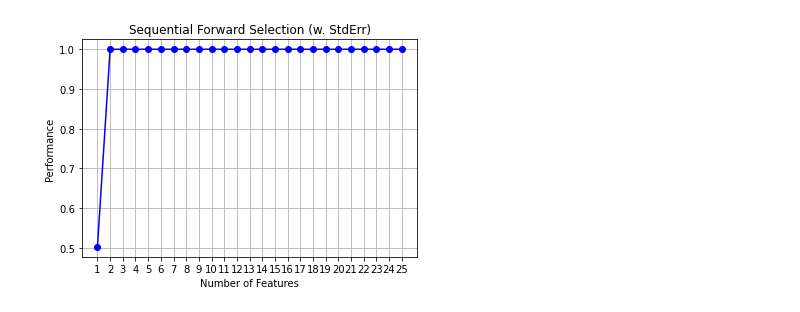
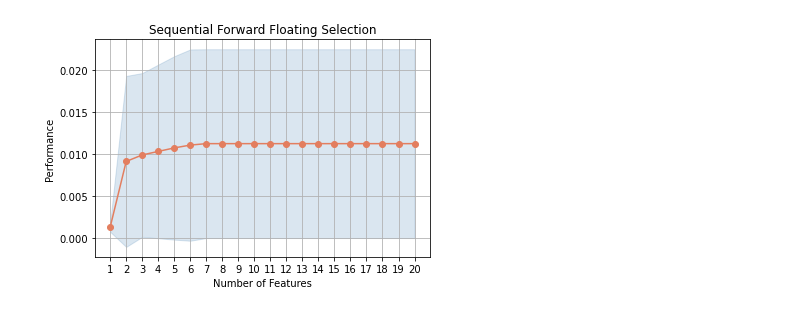
Before and after one commit to chandrakanthHA/Home_Credit, a Jupyter notebook: Feature_Selection.ipynb, the cells around one changed output. Saved outputs shown, nothing was run; the diff lists cells and outputs as text; code cells hidden in the pictures.

```diff
--- a/Feature_Selection.ipynb
+++ b/Feature_Selection.ipynb
@@ -147,12 +148,12 @@ ftwo_scorer = make_scorer(fbeta_score, beta=2)
 # %%
 # Sequential Forward Floating Selection (sffs)
-sffs = SFS(estimator=DecisionTreeClassifier(),
-           k_features=(20),
+sffs = SFS(estimator=DecisionTreeClassifier(max_depth=10),
+           k_features=(1, 20),
            forward=True,
            floating=True,
            verbose=2,
            scoring=ftwo_scorer,
-           cv=0,
+           cv=5,
            n_jobs=-1)
 
 sffs.fit(X, y)
@@ -199,8 +199,8 @@ sffs.k_feature_names_
 # %%
-fig = plot_sfs(sffs.get_metric_dict(), kind='std_err')
+fig = plot_sfs(sffs.get_metric_dict(), color="#e37e5f")
 
-plt.title('Sequential Forward Selection (w. StdErr)')
+plt.title('Sequential Forward Floating Selection')
 plt.grid()
 plt.show()
 # %% [output]
-[figure, old version]
+[figure, new version]
```
Also changed, not shown: parts of 2 cells of this notebook, 1 other file.
